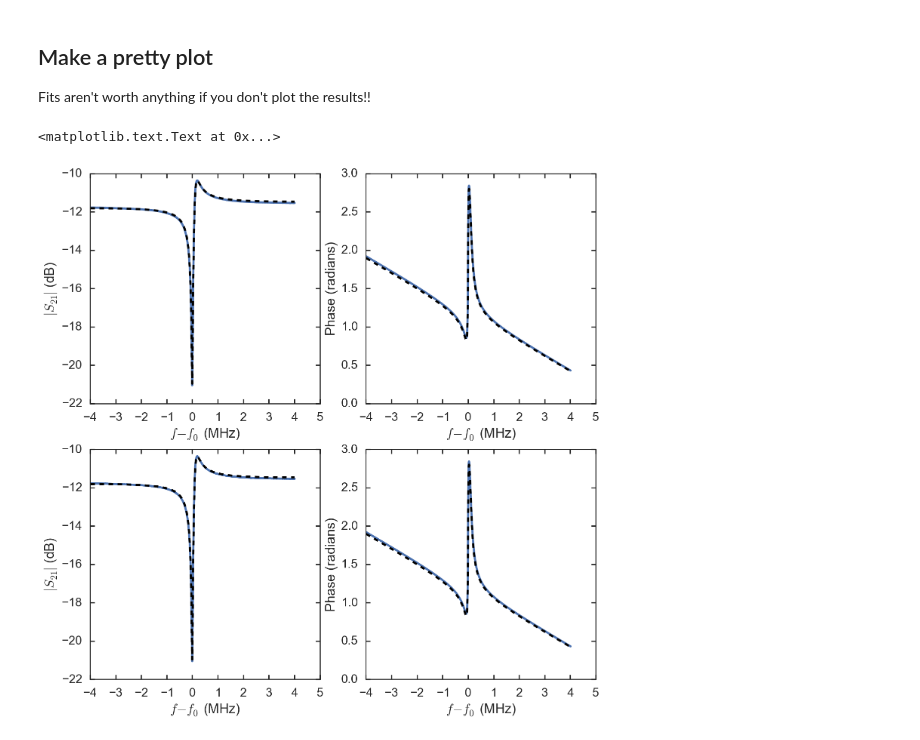
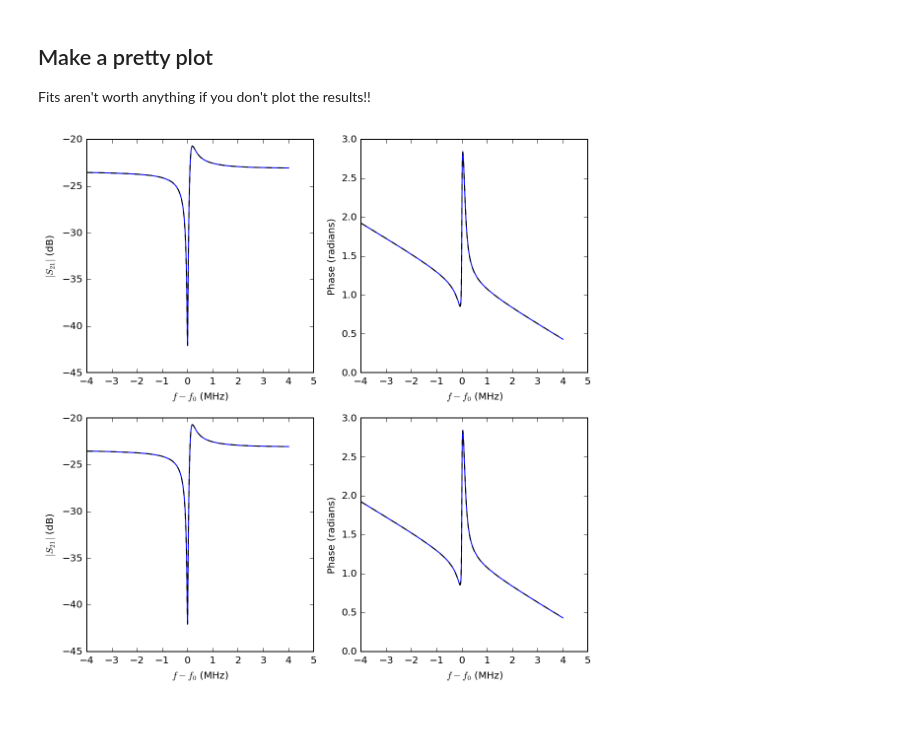
Before and after one commit to FaustinCarter/scraps, a Jupyter notebook: Example1-LoadAndPlot.ipynb, the cells around one changed output. Drawn from its saved outputs; the diff is of its cells as text; code cells hidden in the pictures.

```diff
--- a/Example1-LoadAndPlot.ipynb
+++ b/Example1-LoadAndPlot.ipynb
@@ -13,17 +13,12 @@ Once you've understood this example, you should be able to replicate it with you
 #For inline notebook figures
 %matplotlib inline
 
-#For high-res figures
+#For high-res figures. You can comment this out if you don't have a retina screen
 %config InlineBackend.figure_format = 'retina'
 
 import glob #For easy file grabbing
 import numpy as np
 import matplotlib.pyplot as plt
 import matplotlib.gridspec as gs #For plot arrangement
-import seaborn as sns #For pretty plots
 import pprint as pp #For pretty printing of dicts
-
-#Some code to make plots pretty
-sns.set_context("poster") #This makes all the text bigger automatically
-sns.set_style("ticks",{"xtick.direction" : u"in","ytick.direction" : u"in"})
 # %% [markdown]
@@ -65,10 +48,10 @@ The data dict has the following quantities:
 * **pwr, temp**: floats that describe the power in dB and the temperature in K that the measurement was taken at.
 # %%
 #Load in a file
-dataFile = './pyRes/ExampleData/RES-1_-10_DBM_TEMP_0.113.S2P'
+dataFile = './ExampleData/RES-1_-10_DBM_TEMP_0.113.S2P'
 
 #Use the process_file routine to read the file and create a dict of resonator data
-fileDataDict = process_file(dataFile)
+fileDataDict = pr.process_file(dataFile)
 
 #Look at the contents of the dict:
 pp.pprint(fileDataDict)
@@ -137,44 +121,45 @@ Fits aren't worth anything if you don't plot the results!!
 # %%
 #Set up a figure to overlay the |S21| fit and data
 figA = plt.figure()
-figA.set_size_inches(12,12)
+figA.set_size_inches(8,8)
 
 #Plot the first fit here
 axMag1 = figA.add_subplot(221)
 axPhase1 = figA.add_subplot(222)
 
 #plot the second fit here
 axMag2 = figA.add_subplot(223)
 axPhase2 = figA.add_subplot(224)
 
 #Here we will plot against f-f0
-axMag1.plot((resObj1.freq-resObj1.S21result.params['f0'].value)*1e-6,10*np.log10(resObj1.mag))
-axMag1.plot((resObj1.freq-resObj1.S21result.params['f0'].value)*1e-6,10*np.log10(resObj1.resultMag), 'k--')
+axMag1.plot((resObj1.freq-resObj1.lmfit_result.params['f0'].value)*1e-6,20*np.log10(resObj1.mag))
+axMag1.plot((resObj1.freq-resObj1.lmfit_result.params['f0'].value)*1e-6,20*np.log10(resObj1.resultMag), 'k--')
 
-axPhase1.plot((resObj1.freq-resObj1.S21result.params['f0'].value)*1e-6,resObj1.phase)
-axPhase1.plot((resObj1.freq-resObj1.S21result.params['f0'].value)*1e-6,resObj1.resultPhase, 'k--')
+axPhase1.plot((resObj1.freq-resObj1.lmfit_result.params['f0'].value)*1e-6,resObj1.phase)
+axPhase1.plot((resObj1.freq-resObj1.lmfit_result.params['f0'].value)*1e-6,resObj1.resultPhase, 'k--')
 
-axMag2.plot((resObj2.freq-resObj2.S21result.params['f0'].value)*1e-6,10*np.log10(resObj2.mag))
-axMag2.plot((resObj2.freq-resObj2.S21result.params['f0'].value)*1e-6,10*np.log10(resObj2.resultMag), 'k--')
+axMag2.plot((resObj2.freq-resObj2.lmfit_result.params['f0'].value)*1e-6,20*np.log10(resObj2.mag))
+axMag2.plot((resObj2.freq-resObj2.lmfit_result.params['f0'].value)*1e-6,20*np.log10(resObj2.resultMag), 'k--')
 
-axPhase2.plot((resObj2.freq-resObj2.S21result.params['f0'].value)*1e-6,resObj2.phase)
-axPhase2.plot((resObj2.freq-resObj2.S21result.params['f0'].value)*1e-6,resObj2.resultPhase, 'k--')
+axPhase2.plot((resObj2.freq-resObj2.lmfit_result.params['f0'].value)*1e-6,resObj2.phase)
+axPhase2.plot((resObj2.freq-resObj2.lmfit_result.params['f0'].value)*1e-6,resObj2.resultPhase, 'k--')
 
 
 axMag1.set_xlabel('$f-f_0$ (MHz)')
 axMag1.set_ylabel('$|S_{21}|$ (dB)')
 
 axMag2.set_xlabel('$f-f_0$ (MHz)')
 axMag2.set_ylabel('$|S_{21}|$ (dB)')
 
 axPhase1.set_xlabel('$f-f_0$ (MHz)')
 axPhase1.set_ylabel('Phase (radians)')
 
 axPhase2.set_xlabel('$f-f_0$ (MHz)')
 axPhase2.set_ylabel('Phase (radians)')
+
+figA.tight_layout()
 # %% [output]
-<matplotlib.text.Text at 0x...>
-[figure, old version]
+[figure, new version]
 # %%
 #Save that figure in the local directory. You worked hard for it!
 figA.savefig('Mag-and-Phase-E1.png')
```
Also changed, not shown: parts of 12 cells of this notebook, 7 other files.
